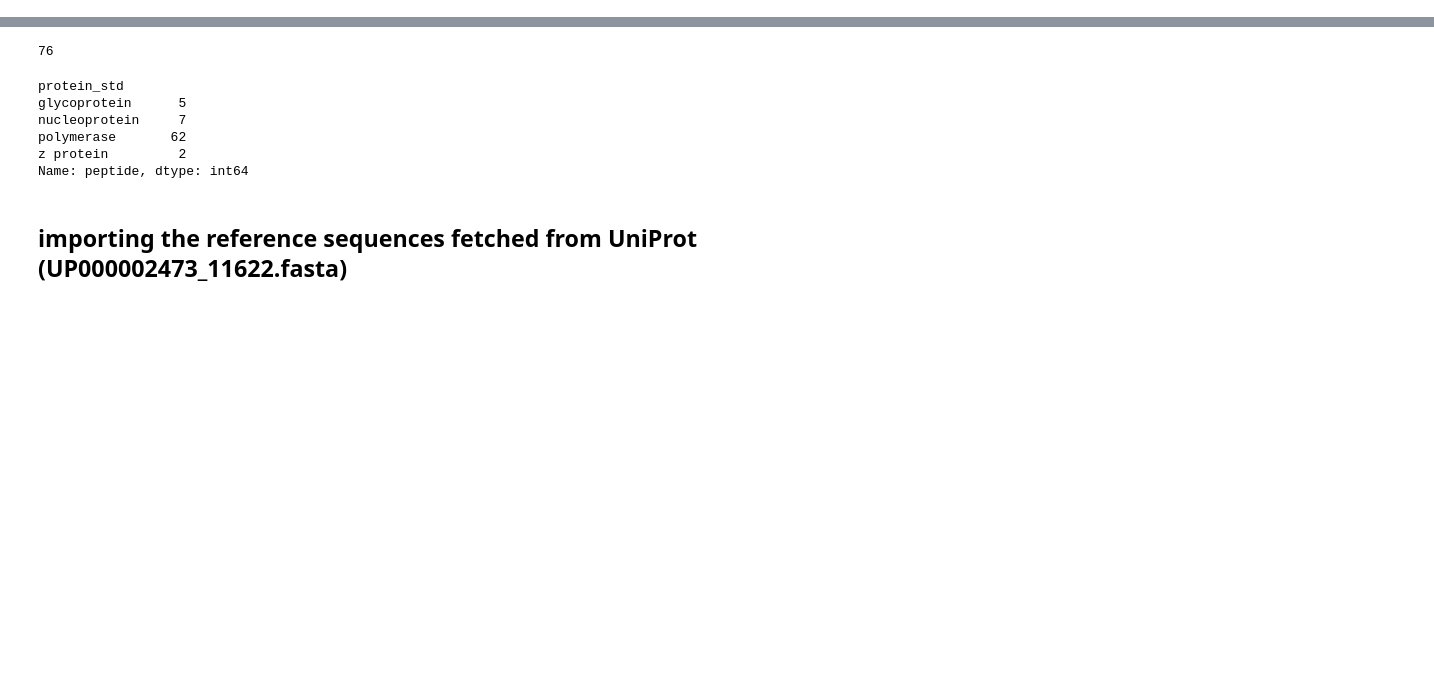
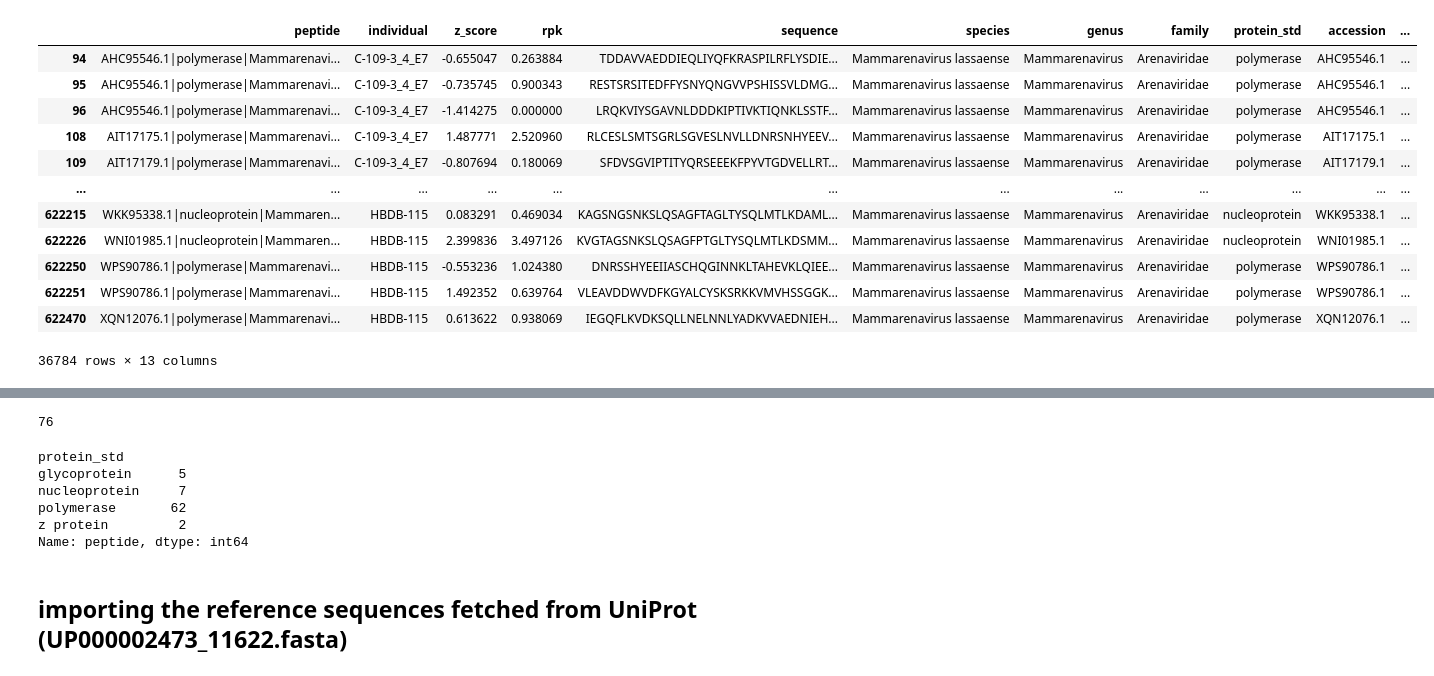
Before and after one commit to sporak577/lasv_phipseq_2026, a Jupyter notebook: draw_signal_to_LASV_glycoprotein.ipynb, the cells around one changed output, grey strips where cells are left out. Cells and saved outputs as stored; diff of their text form; code cells hidden in the pictures; blank space fills up the shorter version.

```diff
--- a/draw_signal_to_LASV_glycoprotein.ipynb
+++ b/draw_signal_to_LASV_glycoprotein.ipynb
@@ -8,3 +8,19 @@ from Bio import SeqIO
 pep_hits_long = pd.read_csv('long_091826.csv')
 # %%
 lassa = pep_hits_long[pep_hits_long['species'] == 'Mammarenavirus lassaense'].copy()
+# %%
+lassa
+# %% [output]
+|  | peptide | individual | z_score | rpk | sequence | species | genus | family | protein_std | accession | ... |
+| 94 | AHC95546.1|polymerase|Mammarenavi... | C-109-3_4_E7 | -0.655047 | 0.263884 | TDDAVVAEDDIEQLIYQFKRASPILRFLYSDIE... | Mammarenavirus lassaense | Mammarenavirus | Arenaviridae | polymerase | AHC95546.1 | ... |
+| 95 | AHC95546.1|polymerase|Mammarenavi... | C-109-3_4_E7 | -0.735745 | 0.900343 | RESTSRSITEDFFYSNYQNGVVPSHISSVLDMG... | Mammarenavirus lassaense | Mammarenavirus | Arenaviridae | polymerase | AHC95546.1 | ... |
+| 96 | AHC95546.1|polymerase|Mammarenavi... | C-109-3_4_E7 | -1.414275 | 0.000000 | LRQKVIYSGAVNLDDDKIPTIVKTIQNKLSSTF... | Mammarenavirus lassaense | Mammarenavirus | Arenaviridae | polymerase | AHC95546.1 | ... |
+| 108 | AIT17175.1|polymerase|Mammarenavi... | C-109-3_4_E7 | 1.487771 | 2.520960 | RLCESLSMTSGRLSGVESLNVLLDNRSNHYEEV... | Mammarenavirus lassaense | Mammarenavirus | Arenaviridae | polymerase | AIT17175.1 | ... |
+| 109 | AIT17179.1|polymerase|Mammarenavi... | C-109-3_4_E7 | -0.807694 | 0.180069 | SFDVSGVIPTITYQRSEEEKFPYVTGDVELLRT... | Mammarenavirus lassaense | Mammarenavirus | Arenaviridae | polymerase | AIT17179.1 | ... |
+| ... | ... | ... | ... | ... | ... | ... | ... | ... | ... | ... | ... |
+| 622215 | WKK95338.1|nucleoprotein|Mammaren... | HBDB-115 | 0.083291 | 0.469034 | KAGSNGSNKSLQSAGFTAGLTYSQLMTLKDAML... | Mammarenavirus lassaense | Mammarenavirus | Arenaviridae | nucleoprotein | WKK95338.1 | ... |
+| 622226 | WNI01985.1|nucleoprotein|Mammaren... | HBDB-115 | 2.399836 | 3.497126 | KVGTAGSNKSLQSAGFPTGLTYSQLMTLKDSMM... | Mammarenavirus lassaense | Mammarenavirus | Arenaviridae | nucleoprotein | WNI01985.1 | ... |
+| 622250 | WPS90786.1|polymerase|Mammarenavi... | HBDB-115 | -0.553236 | 1.024380 | DNRSSHYEEIIASCHQGINNKLTAHEVKLQIEE... | Mammarenavirus lassaense | Mammarenavirus | Arenaviridae | polymerase | WPS90786.1 | ... |
+| 622251 | WPS90786.1|polymerase|Mammarenavi... | HBDB-115 | 1.492352 | 0.639764 | VLEAVDDWVDFKGYALCYSKSRKKVMVHSSGGK... | Mammarenavirus lassaense | Mammarenavirus | Arenaviridae | polymerase | WPS90786.1 | ... |
+| 622470 | XQN12076.1|polymerase|Mammarenavi... | HBDB-115 | 0.613622 | 0.938069 | IEGQFLKVDKSQLLNELNNLYADKVVAEDNIEH... | Mammarenavirus lassaense | Mammarenavirus | Arenaviridae | polymerase | XQN12076.1 | ... |
+36784 rows × 13 columns
```
Also changed, not shown: parts of 3 cells of this notebook, 6 other files.
